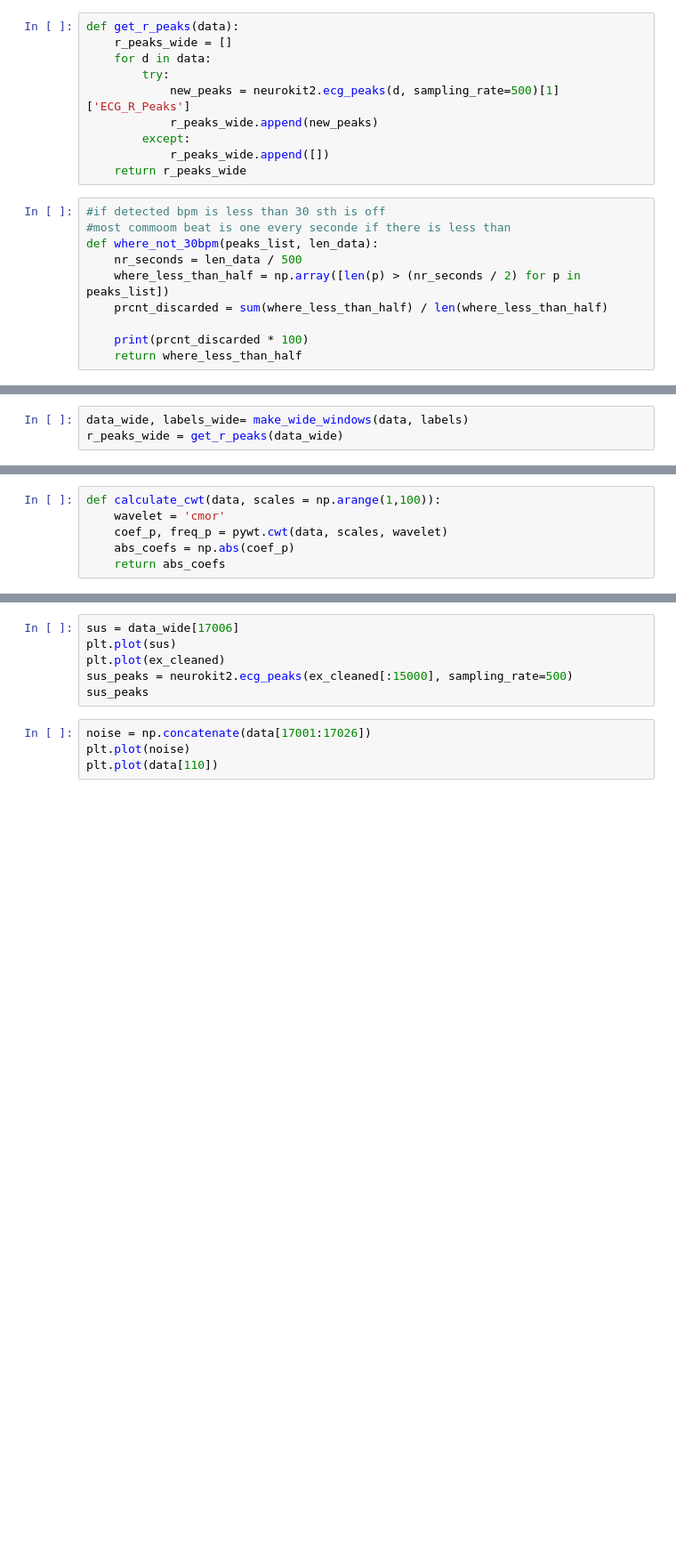
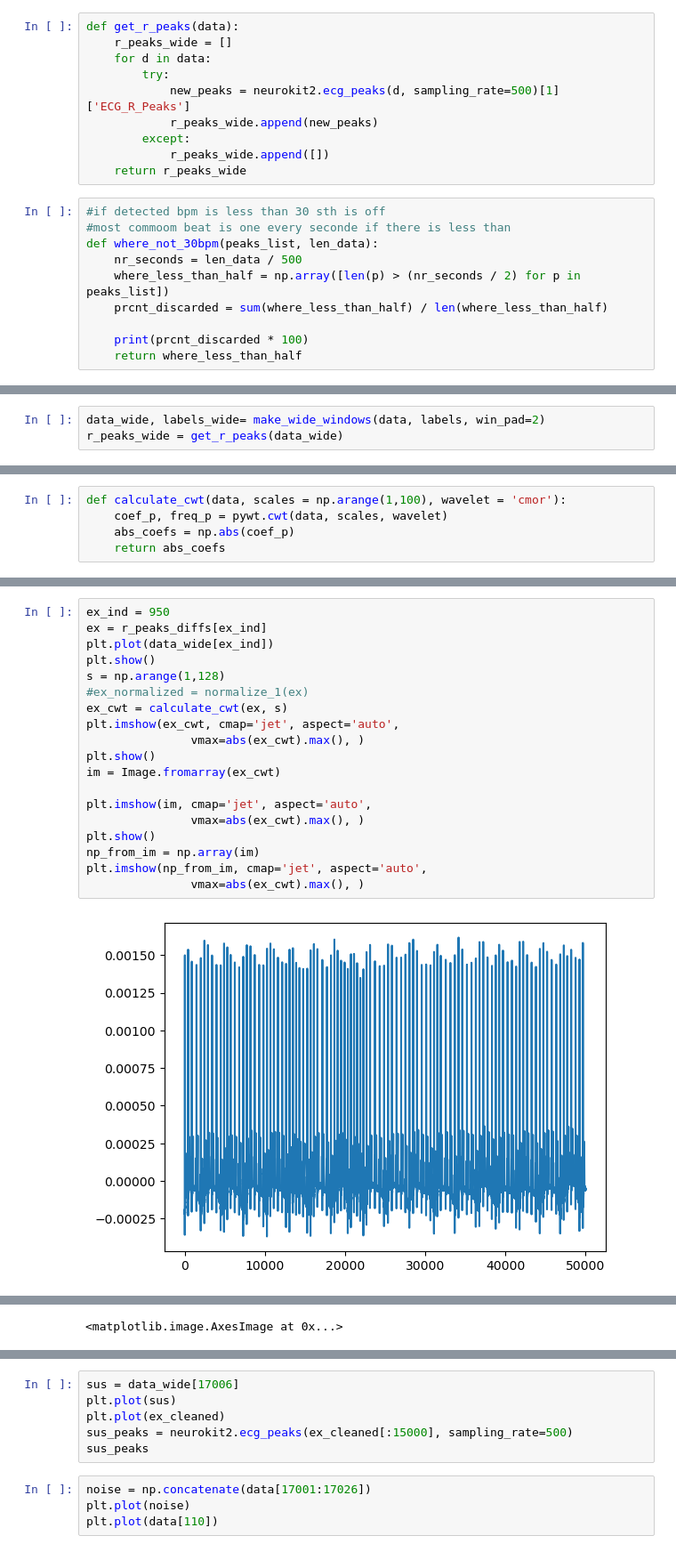
Before and after one commit to IndoIence/mgr_sleep_states, a Jupyter notebook: r_peaks_calssification.ipynb, the cells around one changed output, grey strips where cells are left out. Shown at 89% size. Cells and saved outputs as stored; diff of their text form; blank space fills up the shorter version.

```diff
--- a/r_peaks_calssification.ipynb
+++ b/r_peaks_calssification.ipynb
@@ -107,5 +126,5 @@ def where_not_30bpm(peaks_list, len_data):
 # %%
-data_wide, labels_wide= make_wide_windows(data, labels)
+data_wide, labels_wide= make_wide_windows(data, labels, win_pad=2)
 r_peaks_wide = get_r_peaks(data_wide)
 # %%
 len(data_wide)
@@ -125,6 +144,5 @@ assert(len(r_peaks_diffs) == len(labels_filtered))
 # %%
-def calculate_cwt(data, scales = np.arange(1,100)):
-    wavelet = 'cmor'
+def calculate_cwt(data, scales = np.arange(1,100), wavelet = 'cmor'):
     coef_p, freq_p = pywt.cwt(data, scales, wavelet)
     abs_coefs = np.abs(coef_p)
     return abs_coefs
@@ -140,0 +217,21 @@ plt.imshow(ex_cwt, cmap='jet', aspect='auto',
+# %%
+ex_ind = 950
+ex = r_peaks_diffs[ex_ind]
+plt.plot(data_wide[ex_ind])
+plt.show()
+s = np.arange(1,128)
+#ex_normalized = normalize_1(ex)
+ex_cwt = calculate_cwt(ex, s)
+plt.imshow(ex_cwt, cmap='jet', aspect='auto',
+               vmax=abs(ex_cwt).max(), )
+plt.show()
+im = Image.fromarray(ex_cwt)
+
+plt.imshow(im, cmap='jet', aspect='auto',
+               vmax=abs(ex_cwt).max(), )
+plt.show()
+np_from_im = np.array(im)
+plt.imshow(np_from_im, cmap='jet', aspect='auto',
+               vmax=abs(ex_cwt).max(), )
+# %% [output]
+[figure, added]
@@ -140,0 +240 @@ plt.imshow(ex_cwt, cmap='jet', aspect='auto',
+<matplotlib.image.AxesImage at 0x...>
```
Also changed, not shown: parts of 26 cells of this notebook, 3 other files.
